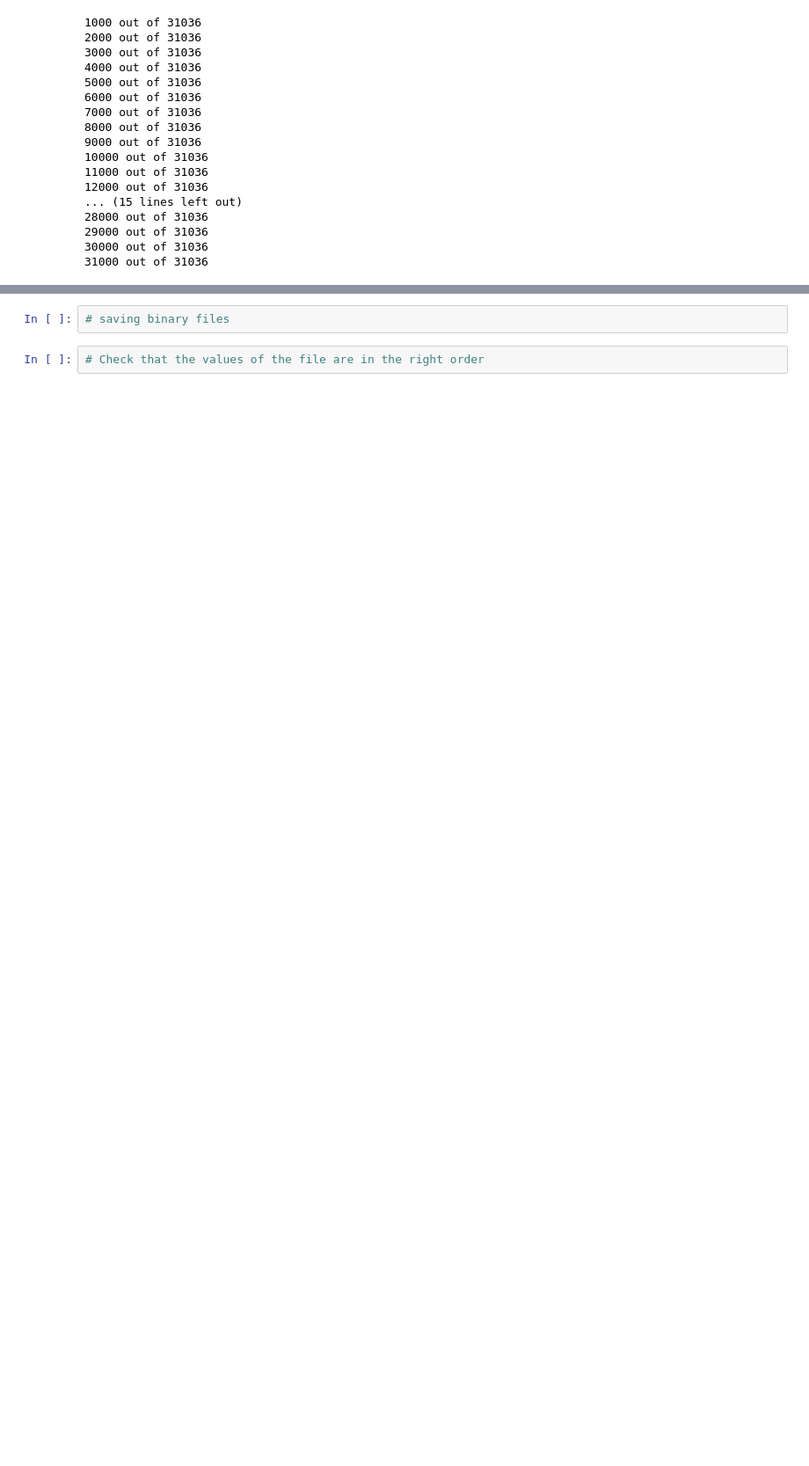
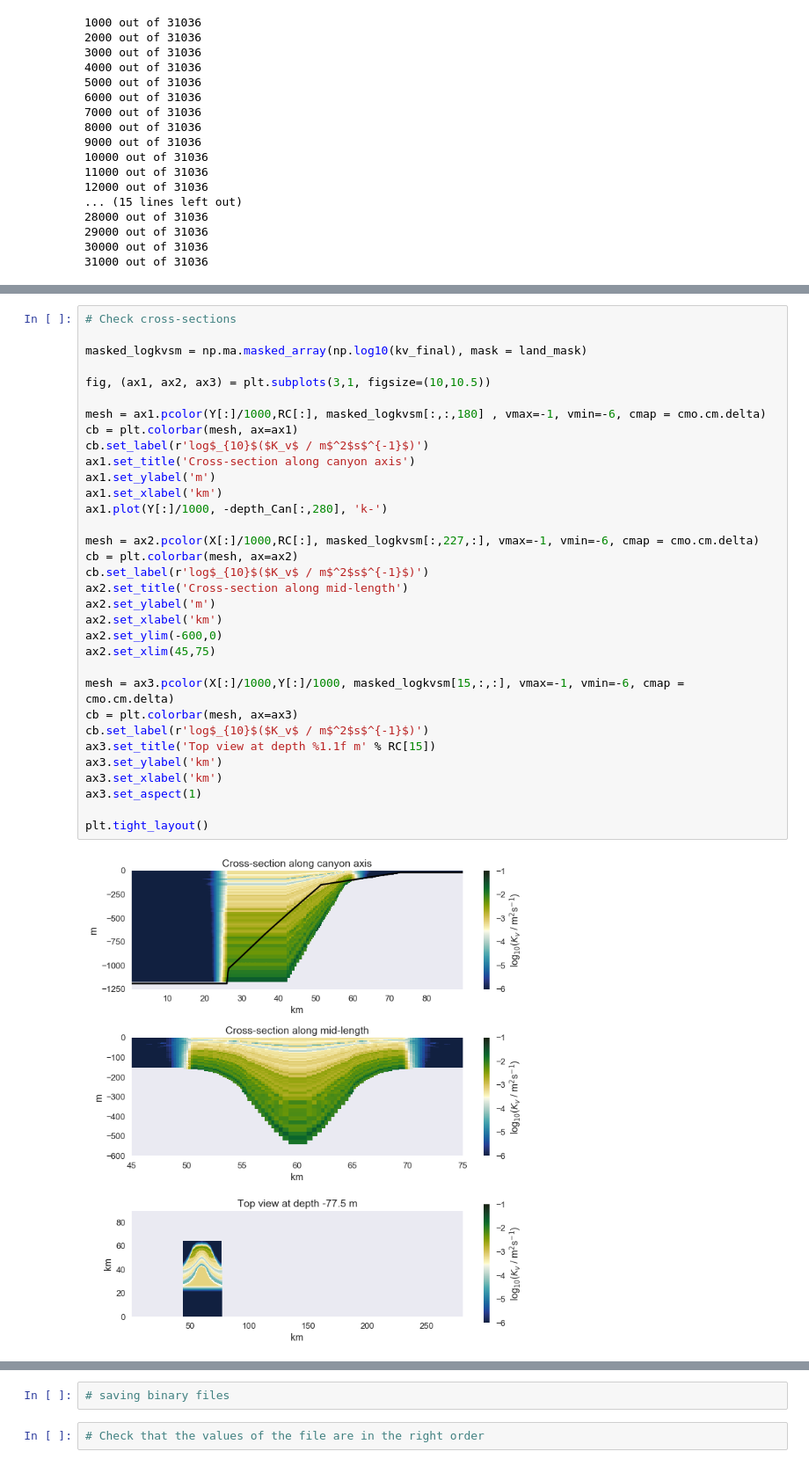
Before and after one commit to UBC-MOAD/buildcanyon, a Jupyter notebook: Stratification/GenerateDiffKrFile_realistic.ipynb, the cells around one changed output, grey strips where cells are left out. Shown at 88% size. Saved outputs shown, nothing was run; the diff lists cells and outputs as text; blank space fills up the shorter version.

```diff
--- a/Stratification/GenerateDiffKrFile_realistic.ipynb
+++ b/Stratification/GenerateDiffKrFile_realistic.ipynb
@@ -204,0 +308,35 @@ plt.tight_layout()
+# %%
+# Check cross-sections
+
+masked_logkvsm = np.ma.masked_array(np.log10(kv_final), mask = land_mask)
+
+fig, (ax1, ax2, ax3) = plt.subplots(3,1, figsize=(10,10.5))
+
+mesh = ax1.pcolor(Y[:]/1000,RC[:], masked_logkvsm[:,:,180] , vmax=-1, vmin=-6, cmap = cmo.cm.delta)
+cb = plt.colorbar(mesh, ax=ax1)
+cb.set_label(r'log$_{10}$($K_v$ / m$^2$s$^{-1}$)')
+ax1.set_title('Cross-section along canyon axis')
+ax1.set_ylabel('m')
+ax1.set_xlabel('km')
+ax1.plot(Y[:]/1000, -depth_Can[:,280], 'k-')
+
+mesh = ax2.pcolor(X[:]/1000,RC[:], masked_logkvsm[:,227,:], vmax=-1, vmin=-6, cmap = cmo.cm.delta)
+cb = plt.colorbar(mesh, ax=ax2)
+cb.set_label(r'log$_{10}$($K_v$ / m$^2$s$^{-1}$)')
+ax2.set_title('Cross-section along mid-length')
+ax2.set_ylabel('m')
+ax2.set_xlabel('km')
+ax2.set_ylim(-600,0)
+ax2.set_xlim(45,75)
+
+mesh = ax3.pcolor(X[:]/1000,Y[:]/1000, masked_logkvsm[15,:,:], vmax=-1, vmin=-6, cmap = cmo.cm.delta)
+cb = plt.colorbar(mesh, ax=ax3)
+cb.set_label(r'log$_{10}$($K_v$ / m$^2$s$^{-1}$)')
+ax3.set_title('Top view at depth %1.1f m' % RC[15])
+ax3.set_ylabel('km')
+ax3.set_xlabel('km')
+ax3.set_aspect(1)
+
+plt.tight_layout()
+# %% [output]
+[figure, added]
```
Also changed, not shown: parts of 7 cells of this notebook.
